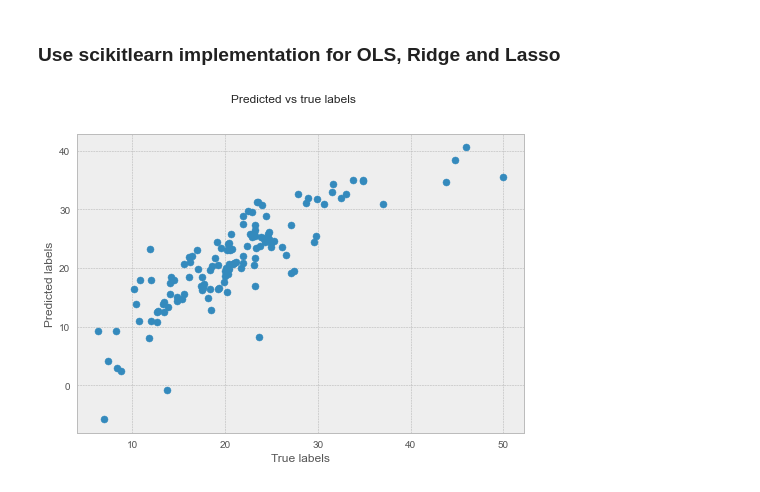
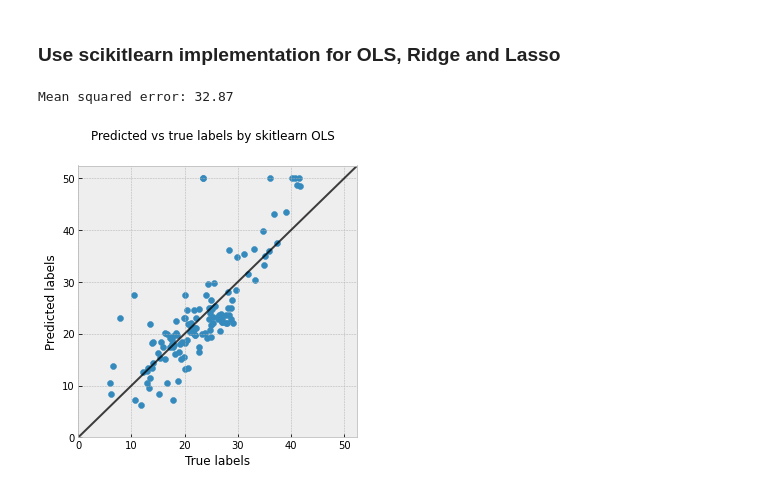
Before and after one commit to tansla/ydata_supervised_hw2, a Jupyter notebook: Regression_&_Regularization_Exercise.ipynb, the cells around one changed output. Cells and saved outputs as stored; diff of their text form; code cells hidden in the pictures.

```diff
--- a/Regression_&_Regularization_Exercise.ipynb
+++ b/Regression_&_Regularization_Exercise.ipynb
@@ -359,13 +379,18 @@ fig.show()
 # %% [markdown]
 ### Use scikitlearn implementation for OLS, Ridge and Lasso
-# %%
-plt.style.use('bmh')
-fig, ax = plt.subplots()
-ax.scatter(y_test,y_pred)
-fig.suptitle('Predicted vs true labels')
-ax.set_xlabel('True labels')
-ax.set_ylabel('Predicted labels')
-# fig.savefig('q1.png', dpi=300)
-fig.show()
-# %% [output]
-[figure, removed]
+# %%
+#Split data for check on different models from sklearn below:
+X_train, X_test, y_train, y_test = train_test_split(X, y, test_size=0.25)
+# %%
+regr = linear_model.LinearRegression()
+regr.fit(X_train, y_train)
+y_pred = regr.predict(X_test)
+
+# The mean squared error
+print("Mean squared error: %.2f" % mean_squared_error(y_test, y_pred))
+
+# Plot outputs
+plot_scatter(y_pred, y_test,'Predicted vs true labels by skitlearn OLS')
+# %% [output]
+Mean squared error: 32.87
+[figure, added]
```
Also changed, not shown: parts of 8 cells of this notebook.
